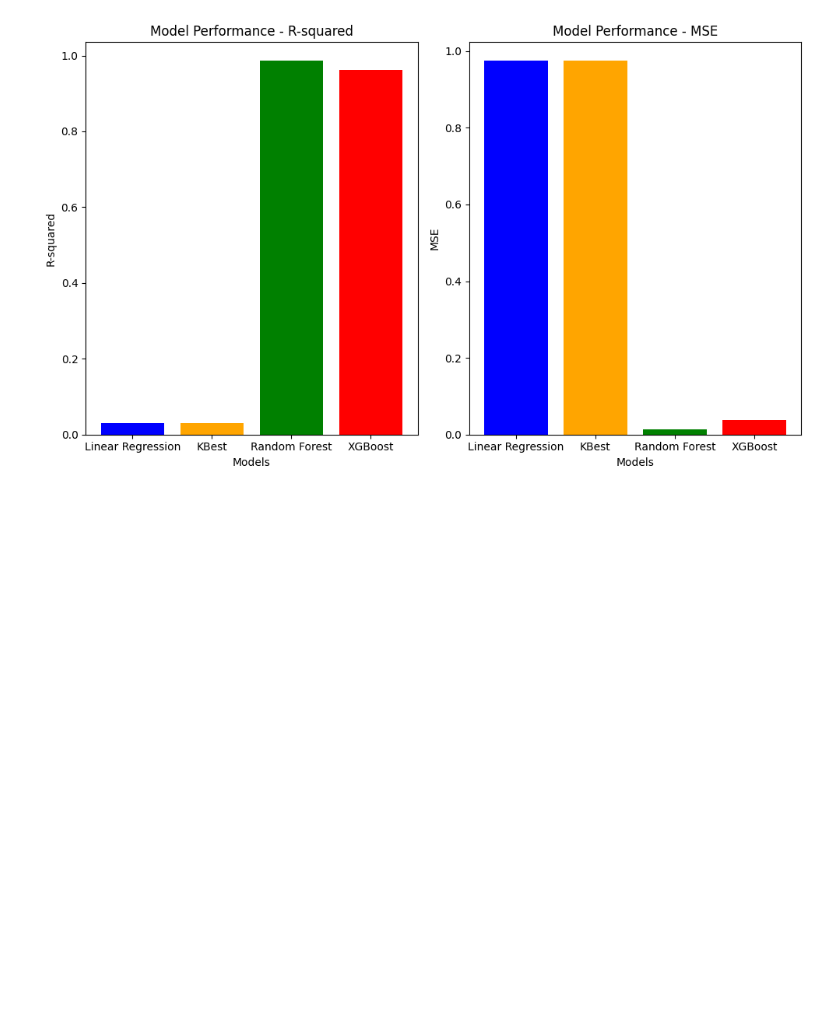
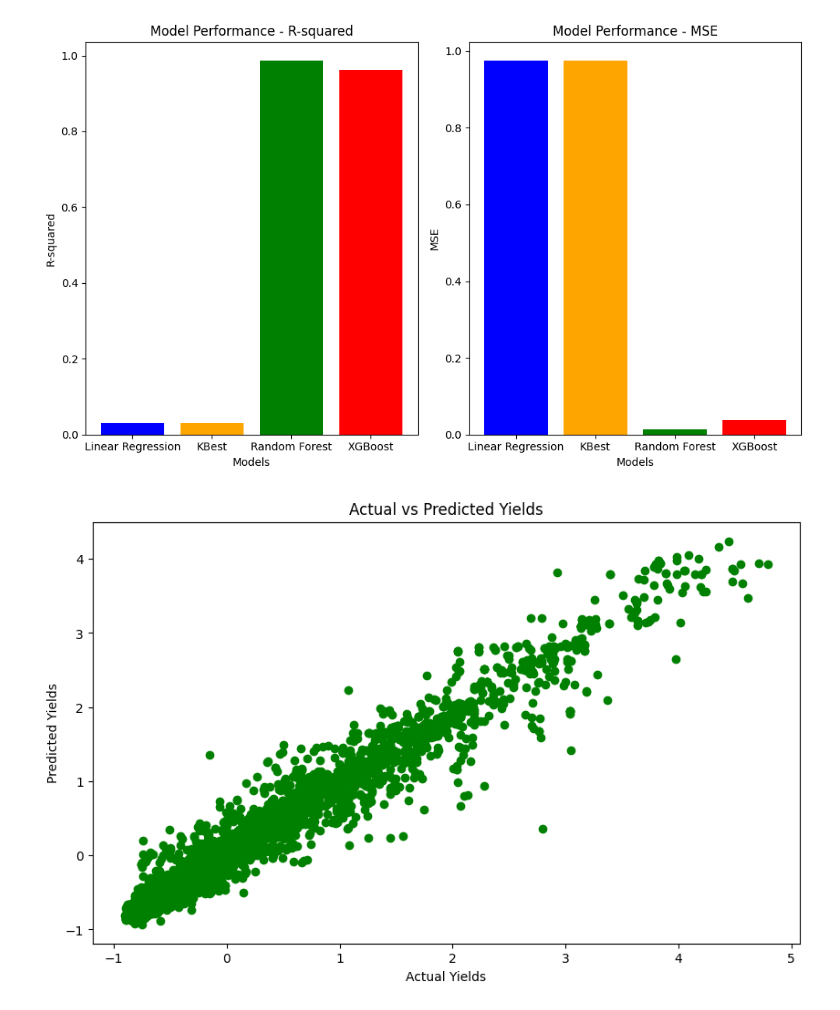
Before and after one commit to marcelambicalho/crop_yields_predictions, a Jupyter notebook: crop_yields_analysis.ipynb, the cells around one changed output. Saved outputs shown, nothing was run; the diff lists cells and outputs as text; code cells hidden in the pictures; blank space fills up the shorter version.

```diff
--- a/crop_yields_analysis.ipynb
+++ b/crop_yields_analysis.ipynb
@@ -519,3 +519,13 @@ plt.tight_layout()
 plt.show()
 # %% [output]
 [figure]
+# %%
+# Predicted vs Actual Yields Plot
+plt.figure(figsize=(10,6))
+plt.scatter(y_test, y_pred, color='green')
+plt.xlabel('Actual Yields')
+plt.ylabel('Predicted Yields')
+plt.title('Actual vs Predicted Yields')
+plt.show()
+# %% [output]
+[figure, added]
```
Also changed, not shown: parts of 8 cells of this notebook.
